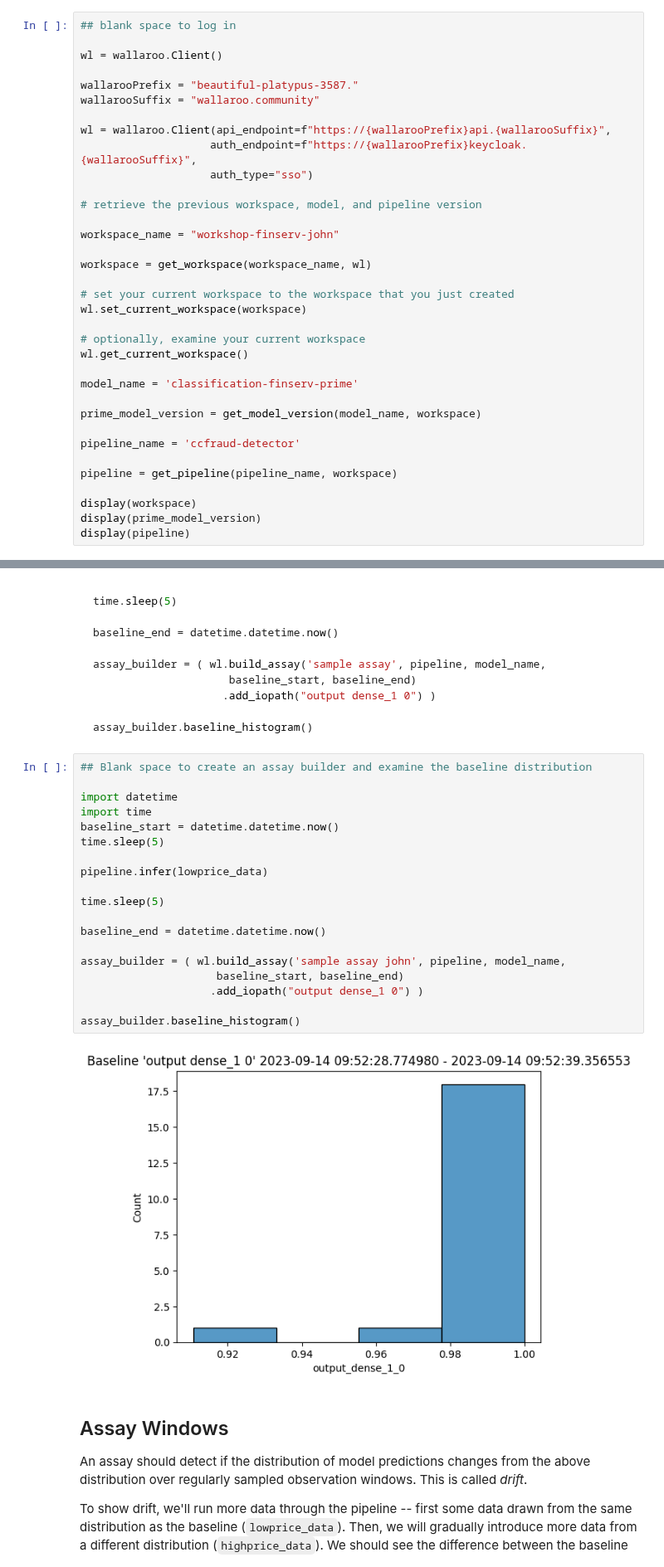
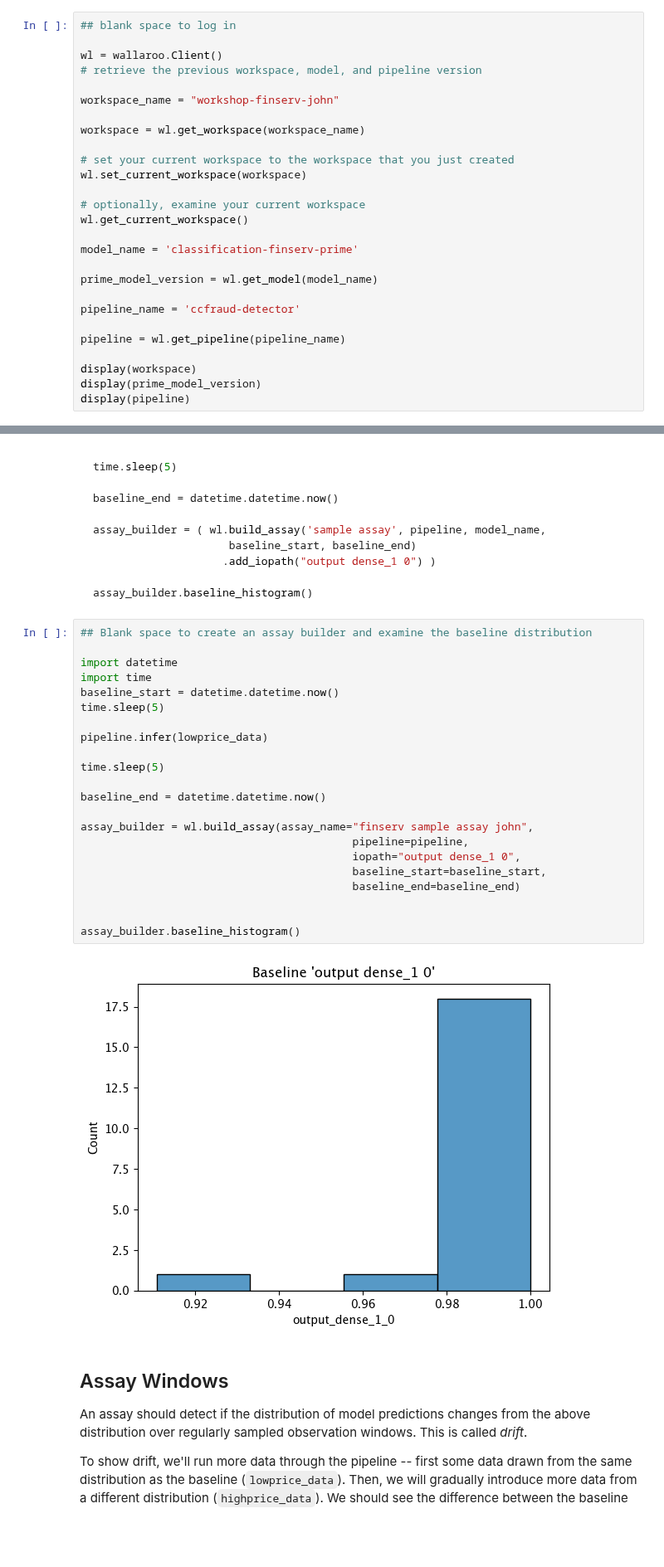
Before and after one commit to WallarooLabs/Workshops, a Jupyter notebook: Classification/FinServ/Notebooks-with-code/N4_drift_detection-with-code.ipynb, the cells around one changed output, grey strips where cells are left out. Shown at 83% size. Drawn from its saved outputs; the diff is of its cells as text; blank space fills up the shorter version.

Commit message:
finserve for 2024.2

```diff
--- a/Classification/FinServ/Notebooks-with-code/N4_drift_detection-with-code.ipynb
+++ b/Classification/FinServ/Notebooks-with-code/N4_drift_detection-with-code.ipynb
@@ -75,19 +35,11 @@ Retrieve the previous workspace, model versions, and pipelines used in the previ
 ## blank space to log in
 
 wl = wallaroo.Client()
-
-wallarooPrefix = "beautiful-platypus-3587."
-wallarooSuffix = "wallaroo.community"
-
-wl = wallaroo.Client(api_endpoint=f"https://{wallarooPrefix}api.{wallarooSuffix}",
-                    auth_endpoint=f"https://{wallarooPrefix}keycloak.{wallarooSuffix}",
-                    auth_type="sso")
-
 # retrieve the previous workspace, model, and pipeline version
 
 workspace_name = "workshop-finserv-john"
 
-workspace = get_workspace(workspace_name, wl)
+workspace = wl.get_workspace(workspace_name)
 
 # set your current workspace to the workspace that you just created
 wl.set_current_workspace(workspace)
@@ -97,11 +49,11 @@ wl.get_current_workspace()
 
 model_name = 'classification-finserv-prime'
 
-prime_model_version = get_model_version(model_name, workspace)
+prime_model_version = wl.get_model(model_name)
 
 pipeline_name = 'ccfraud-detector'
 
-pipeline = get_pipeline(pipeline_name, workspace)
+pipeline = wl.get_pipeline(pipeline_name)
 
 display(workspace)
 display(prime_model_version)
@@ -282,24 +248,27 @@ assay_builder.baseline_histogram()
 # %%
 ## Blank space to create an assay builder and examine the baseline distribution
 
 import datetime
 import time
 baseline_start = datetime.datetime.now()
 time.sleep(5)
 
 pipeline.infer(lowprice_data)
 
 time.sleep(5)
 
 baseline_end = datetime.datetime.now()
 
-assay_builder = ( wl.build_assay('sample assay john', pipeline, model_name,
-                     baseline_start, baseline_end)
-                    .add_iopath("output dense_1 0") )
+assay_builder = wl.build_assay(assay_name="finserv sample assay john",
+                                          pipeline=pipeline,
+                                          iopath="output dense_1 0",
+                                          baseline_start=baseline_start,
+                                          baseline_end=baseline_end)
+
 
 assay_builder.baseline_histogram()
 # %% [output]
-[figure, old version]
+[figure, new version]
 # %% [markdown]
 ## Assay Windows
 
```
Also changed, not shown: parts of 6 cells of this notebook, 12 other files.
